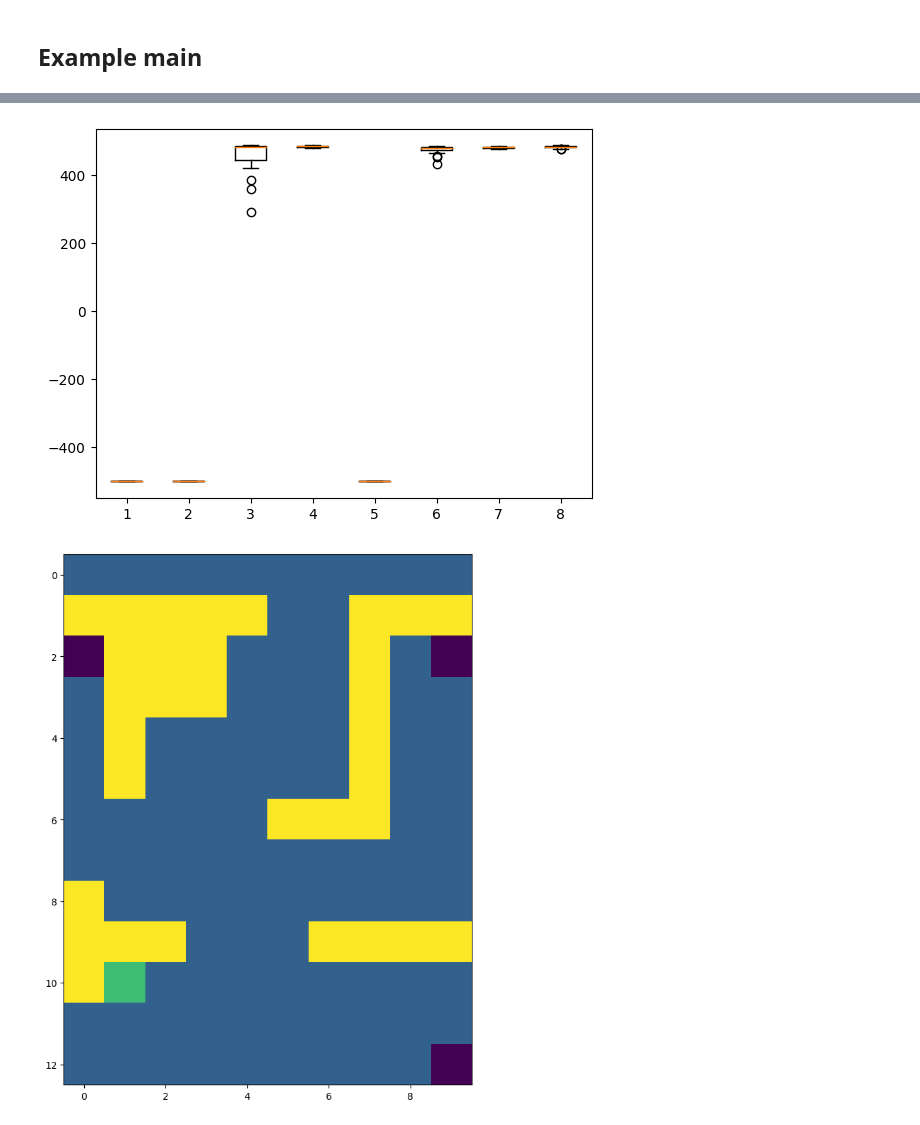
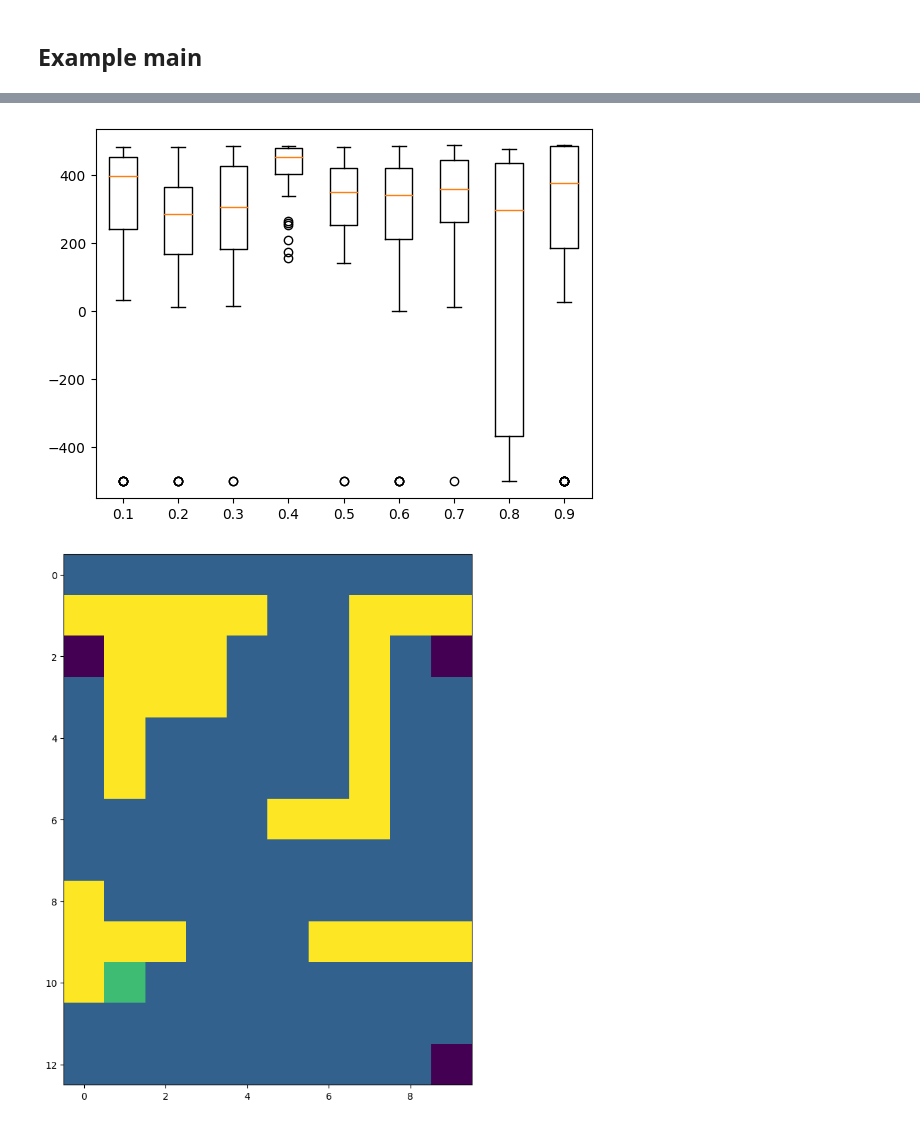
Before and after one commit to annnnnnnnnnie/imperial_ml_2022_coursework, a Jupyter notebook: coursework_1.ipynb, the cells around one changed output, grey strips where cells are left out. Cells and saved outputs as stored; diff of their text form; code cells hidden in the pictures.

```diff
--- a/coursework_1.ipynb
+++ b/coursework_1.ipynb
@@ -465,7 +485,7 @@ class DP_agent(object):
 # This class define the Monte-Carlo agent
 
 class MC_agent(object):
-    def __init__(self, epsilon=0.5, alpha=1e-2, n_episodes=2000, silent=True):
+    def __init__(self, epsilon=0.5, alpha=0.5, n_episodes=4000, silent=True):
         self.epsilon = epsilon
         self.alpha = alpha
         self.n_episodes = n_episodes
@@ -485,10 +505,10 @@ class MC_agent(object):
         return actions[-1]
 
     @staticmethod
-    def find_return(trace_it, gamma, e=1e-2):
+    def find_return(trace_it, gamma):
         discount = 1
         s, a, total_return, _ = next(trace_it)
-        while discount > e:
+        while True:
             try:
                 _, _, r, _ = next(trace_it)
                 total_return += r
@@ -525,7 +545,10 @@ class MC_agent(object):
                 print(f"{n_epi} / {self.n_episodes} episodes")
             assert (np.all(np.isclose(np.sum(policy, axis=1), 1)))
 
-            epsilon = self.epsilon * (np.sqrt(self.n_episodes - n_epi) + 1) / (np.sqrt(self.n_episodes))
+            if n_epi > 0.5 * self.n_episodes:
+                epsilon = self.epsilon * (1.4142 * np.sqrt(self.n_episodes - n_epi) + 1) / (np.sqrt(self.n_episodes))
+            else:
+                epsilon = self.epsilon
 
             # Get a trace using pi
             trace = []
@@ -700,9 +723,9 @@ def find_non_discounted_return_with_policy(policy, env):
     return reward_sum
 
 
-def find_avg_return_with_policy(policy, env, replications=10):
+def find_non_discounted_returns_with_policy(policy, env, replications=10):
     reward_sums = [find_non_discounted_return_with_policy(policy, env) for _ in range(replications)]
-    return np.mean(reward_sums), reward_sums
+    return reward_sums
 # %% [markdown]
 ## Example main
 # %%
@@ -756,47 +773,69 @@ Results of the DP agent:
 # %%
 def experiment_with_n_episodes():
     maze = Maze()
-    different_n_episodes = [200, 500, 1000, 1500, 2000, 3000, 4000, 5000]
-    all_mc_agents = [MC_agent(n_episodes=n) for n in different_n_episodes]
-    all_mc_results = list(map(lambda agent: agent.solve(maze), all_mc_agents))
-    all_mc_policies = list(map(lambda result: result[0], all_mc_results))
-    all_mc_scores = list(
-        map(lambda policy: find_avg_return_with_policy(policy, maze, replications=20)[1], all_mc_policies))
+    different_n_episodes = [100, 200, 500, 1000, 2000, 4000, 6000]
+    all_mc_agents = [[MC_agent(n_episodes=n_episodes) for _ in range(5)] for n_episodes in different_n_episodes]
+    all_mc_results = list(map(lambda agents: map(lambda agent: agent.solve(maze), agents), all_mc_agents))
+    all_mc_policies = list(map(lambda results: map(lambda result: result[0], results), all_mc_results))
+
+    print("Evaluating policy...")
+    all_mc_scores = []
+    for mc_policies in all_mc_policies:
+        print(f"{len(all_mc_scores)} / {len(all_mc_policies)}")
+        mc_group_scores = []
+        for mc_policy in mc_policies:
+            mc_group_scores.extend(find_non_discounted_returns_with_policy(mc_policy, maze))
+        all_mc_scores.append(mc_group_scores)
+    print(f"{len(all_mc_scores)} / {len(all_mc_policies)}")
     plt.figure()
-    plt.boxplot(all_mc_scores)
+    plt.boxplot(all_mc_scores, labels=list(map(str, different_n_episodes)))
     plt.show()
 
 
 def experiment_with_alpha():
     maze = Maze()
     different_alphas = [0.5, 0.3, 0.1, 0.01, 0.001]
-    all_mc_agents = [MC_agent(alpha=a) for a in different_alphas]
-    all_mc_results = list(map(lambda agent: agent.solve(maze), all_mc_agents))
-    all_mc_policies = list(map(lambda result: result[0], all_mc_results))
-    all_mc_scores = list(
-        map(lambda policy: find_avg_return_with_policy(policy, maze, replications=20)[1], all_mc_policies))
+    all_mc_agents = [[MC_agent(alpha=a) for _ in range(5)] for a in different_alphas]
+    all_mc_results = list(map(lambda agents: map(lambda agent: agent.solve(maze), agents), all_mc_agents))
+    all_mc_policies = list(map(lambda results: map(lambda result: result[0], results), all_mc_results))
+
+    print("Evaluating policy...")
+    all_mc_scores = []
+    for mc_policies in all_mc_policies:
+        print(f"{len(all_mc_scores)} / {len(all_mc_policies)}")
+        mc_group_scores = []
+        for mc_policy in mc_policies:
+            mc_group_scores.extend(find_non_discounted_returns_with_policy(mc_policy, maze))
+        all_mc_scores.append(mc_group_scores)
+    print(f"{len(all_mc_scores)} / {len(all_mc_policies)}")
     plt.figure()
-    plt.boxplot(all_mc_scores)
+    plt.boxplot(all_mc_scores, labels=list(map(str, different_alphas)))
     plt.show()
 
 
 def experiment_with_epsilon():
     maze = Maze()
     different_epsilons = [n / 10 for n in range(1, 10)]
-    all_mc_agents = [MC_agent(epsilon=n) for n in different_epsilons]
-    all_mc_results = list(map(lambda agent: agent.solve(maze), all_mc_agents))
-    all_mc_policies = list(map(lambda result: result[0], all_mc_results))
-    all_mc_scores = list(
-        map(lambda policy: find_avg_return_with_policy(policy, maze, replications=20)[1], all_mc_policies))
+    all_mc_agents = [[MC_agent(epsilon=e) for _ in range(5)] for e in different_epsilons]
+    all_mc_results = list(map(lambda agents: map(lambda agent: agent.solve(maze), agents), all_mc_agents))
+    all_mc_policies = list(map(lambda results: map(lambda result: result[0], results), all_mc_results))
+
+    print("Evaluating policy...")
+    all_mc_scores = []
+    for mc_policies in all_mc_policies:
+        print(f"{len(all_mc_scores)} / {len(all_mc_policies)}")
+        mc_group_scores = []
+        for mc_policy in mc_policies:
+            mc_group_scores.extend(find_non_discounted_returns_with_policy(mc_policy, maze))
+        all_mc_scores.append(mc_group_scores)
+    print(f"{len(all_mc_scores)} / {len(all_mc_policies)}")
     plt.figure()
-    plt.boxplot(all_mc_scores)
+    plt.boxplot(all_mc_scores, labels=list(map(str, different_epsilons)))
     plt.show()
 
 
-experiment_with_n_episodes()
-
-experiment_with_epsilon()
-
-experiment_with_alpha()
+# experiment_with_n_episodes()
+# experiment_with_epsilon()
+# experiment_with_alpha()
 # %% [output]
 [figure]
@@ -803,2 +853,2 @@ experiment_with_alpha()
-[figure, old version]
+[figure, new version]
 [figure]
```
Also changed, not shown: parts of 5 cells of this notebook, 9 other files.
